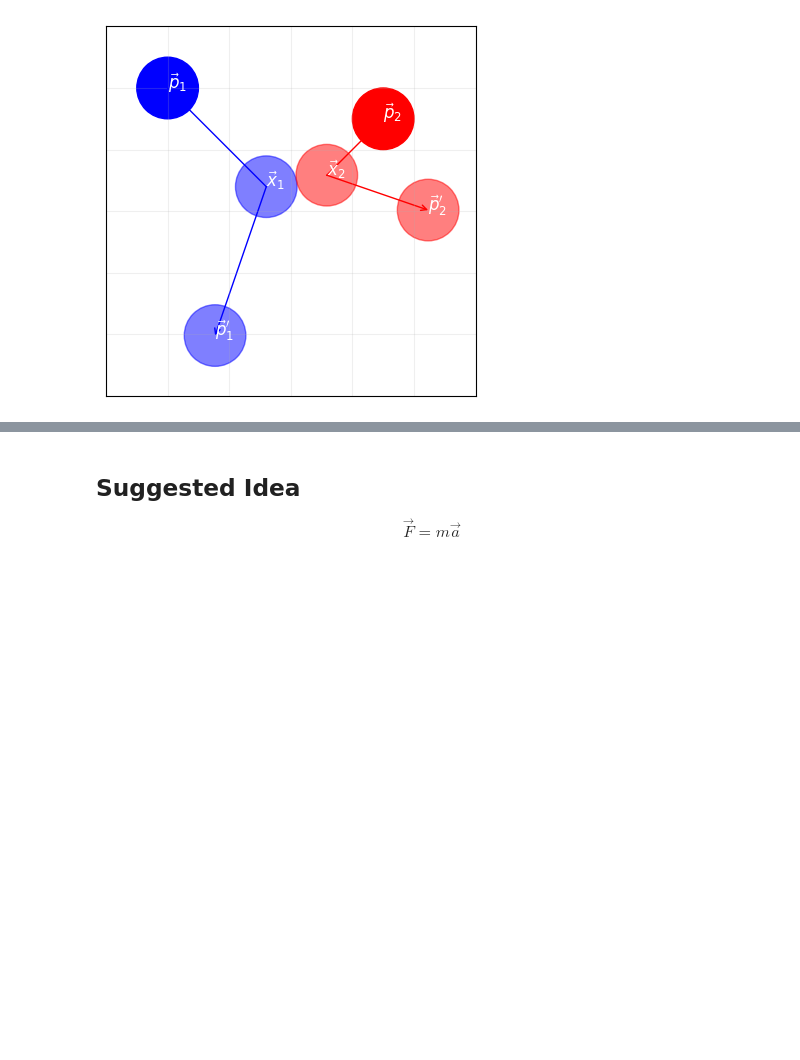
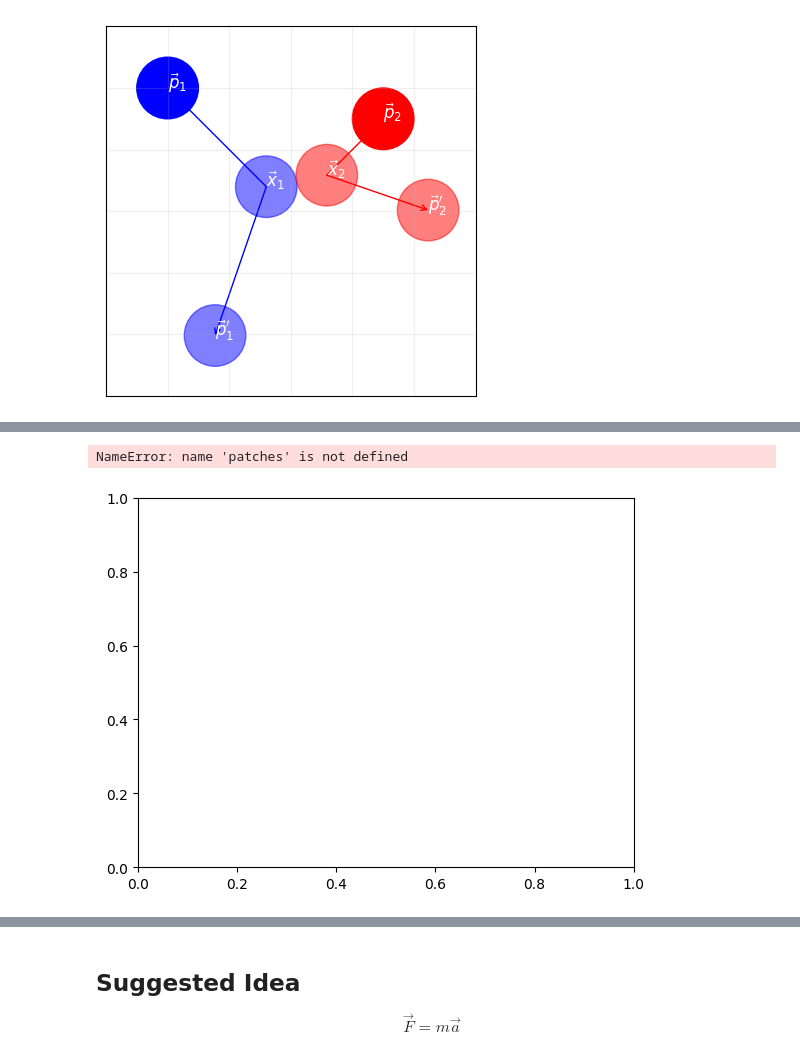
Before and after one commit to DestinEcarma/t-ccd-prototype, a Jupyter notebook: src/note.ipynb, the cells around one changed output, grey strips where cells are left out. Drawn from its saved outputs; the diff is of its cells as text; code cells hidden in the pictures; blank space fills up the shorter version.

```diff
--- a/src/note.ipynb
+++ b/src/note.ipynb
@@ -816,0 +544,41 @@ plt.show()
+# %%
+from particle import Particle
+
+np.random.seed(69 - 1)
+
+t = 1
+g = (np.array([-6, -6]), np.array([6, 6]))
+s = np.array([1.0, 1.0])
+
+def generate_random_points(x_min, y_min, x_max, y_max):
+    x_low, x_high = sorted([x_min, x_max])
+    y_low, y_high = sorted([y_min, y_max])
+
+    x = np.random.uniform(x_low + 1, x_high - 1)
+    y = np.random.uniform(y_low + 1, y_high - 1)
+    return np.array([x, y])
+
+for i in range(20):
+    _p = Particle(generate_random_points(*g[0], *g[1]), np.zeros(2), radius=0.2)
+    _p.set_color("blue")
+    _p.plt_add()
+
+    plt.gca().add_patch(
+        patches.Rectangle(
+            g[0] + _p.world_to_grid(s, g[0]) * s, *s, facecolor="none", edgecolor="red"
+        )
+    )
+
+plt.xticks(np.arange(g[0][0], g[1][0] + 1, s[0]))
+plt.yticks(np.arange(g[0][1], g[1][1] + 1, s[1]))
+plt.gca().set_aspect("equal")
+plt.gca().set_xticklabels([])
+plt.gca().set_yticklabels([])
+plt.gca().tick_params(axis="x", which="both", bottom=False, top=False)
+plt.gca().tick_params(axis="y", which="both", left=False, right=False)
+
+plt.grid(alpha=0.2)
+plt.show()
+# %% [output]
+NameError: name 'patches' is not defined
+[figure, added]
```
Also changed, not shown: parts of 9 cells of this notebook.
